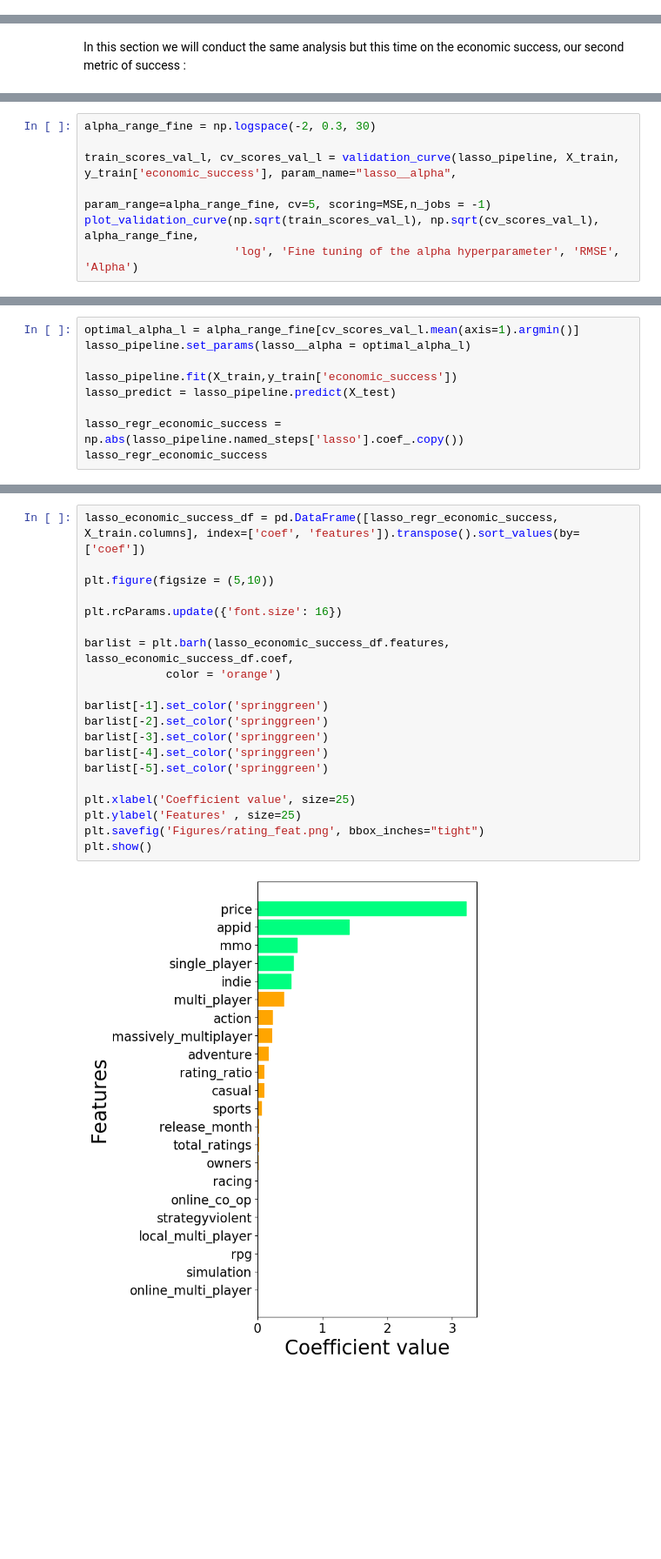
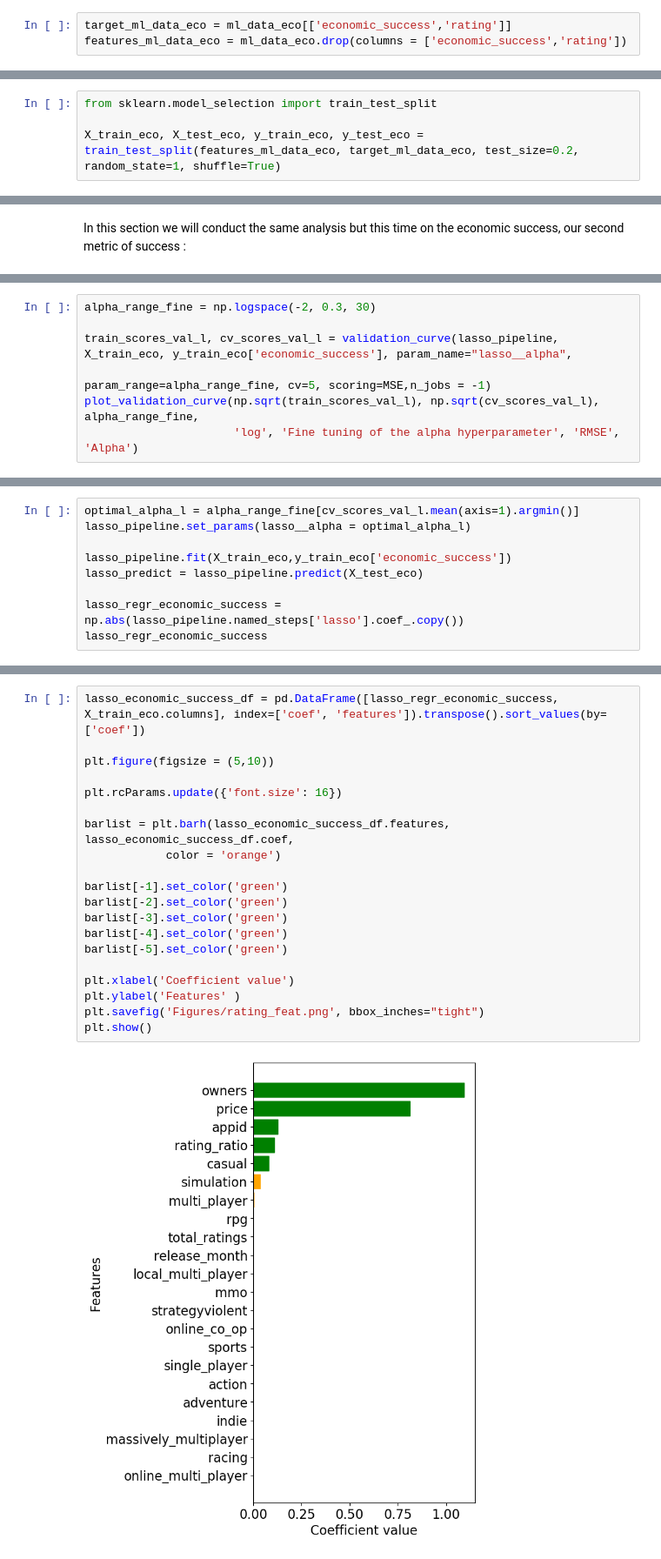
Before and after one commit to mikehdr/ntds_2019_team21, a Jupyter notebook: 4-exploration.ipynb, the cells around one changed output, grey strips where cells are left out. Shown: that part at 87% size. Saved outputs shown, nothing was run; the diff lists cells and outputs as text; blank space fills up the shorter version.

```diff
--- a/4-exploration.ipynb
+++ b/4-exploration.ipynb
@@ -369,12 +391,19 @@ num_ml_data = ml_data[ml_data.select_dtypes(include = ['int32','int64','float64'
 # %%
 target_ml_data = ml_data[['economic_success','rating']]
 features_ml_data = ml_data.drop(columns = ['economic_success','rating'])
+# %%
+target_ml_data_eco = ml_data_eco[['economic_success','rating']]
+features_ml_data_eco = ml_data_eco.drop(columns = ['economic_success','rating'])
 # %% [markdown]
 We split the dataset
 # %%
 from sklearn.model_selection import train_test_split
 
 X_train, X_test, y_train, y_test = train_test_split(features_ml_data, target_ml_data, test_size=0.2, random_state=1, shuffle=True)
+# %%
+from sklearn.model_selection import train_test_split
+
+X_train_eco, X_test_eco, y_train_eco, y_test_eco = train_test_split(features_ml_data_eco, target_ml_data_eco, test_size=0.2, random_state=1, shuffle=True)
 # %%
 def plot_validation_curve(train_scores,cv_scores,x_data,scale='lin',title='',y_label='',x_label=''):
 
@@ -508,7 +540,7 @@ plot_validation_curve(np.sqrt(train_scores_val_l),np.sqrt(cv_scores_val_l), alph
 # %%
 alpha_range_fine = np.logspace(-2, 0.3, 30)
 
-train_scores_val_l, cv_scores_val_l = validation_curve(lasso_pipeline, X_train, y_train['economic_success'], param_name="lasso__alpha",
+train_scores_val_l, cv_scores_val_l = validation_curve(lasso_pipeline, X_train_eco, y_train_eco['economic_success'], param_name="lasso__alpha",
                                                        param_range=alpha_range_fine, cv=5, scoring=MSE,n_jobs = -1)
 plot_validation_curve(np.sqrt(train_scores_val_l), np.sqrt(cv_scores_val_l), alpha_range_fine,
                       'log', 'Fine tuning of the alpha hyperparameter', 'RMSE', 'Alpha')
@@ -518,8 +550,8 @@ plot_validation_curve(np.sqrt(train_scores_val_l), np.sqrt(cv_scores_val_l), alp
 optimal_alpha_l = alpha_range_fine[cv_scores_val_l.mean(axis=1).argmin()]
 lasso_pipeline.set_params(lasso__alpha = optimal_alpha_l)
 
-lasso_pipeline.fit(X_train,y_train['economic_success'])
-lasso_predict = lasso_pipeline.predict(X_test)
+lasso_pipeline.fit(X_train_eco,y_train_eco['economic_success'])
+lasso_predict = lasso_pipeline.predict(X_test_eco)
 
 lasso_regr_economic_success = np.abs(lasso_pipeline.named_steps['lasso'].coef_.copy())
 lasso_regr_economic_success
@@ -547,22 +579,22 @@ plt.show()
 # %%
-lasso_economic_success_df = pd.DataFrame([lasso_regr_economic_success, X_train.columns], index=['coef', 'features']).transpose().sort_values(by=['coef'])
+lasso_economic_success_df = pd.DataFrame([lasso_regr_economic_success, X_train_eco.columns], index=['coef', 'features']).transpose().sort_values(by=['coef'])
 
 plt.figure(figsize = (5,10))
 
 plt.rcParams.update({'font.size': 16})
 
 barlist = plt.barh(lasso_economic_success_df.features, lasso_economic_success_df.coef,
             color = 'orange')
 
-barlist[-1].set_color('springgreen')
-barlist[-2].set_color('springgreen')
-barlist[-3].set_color('springgreen')
-barlist[-4].set_color('springgreen')
-barlist[-5].set_color('springgreen')
+barlist[-1].set_color('green')
+barlist[-2].set_color('green')
+barlist[-3].set_color('green')
+barlist[-4].set_color('green')
+barlist[-5].set_color('green')
 
-plt.xlabel('Coefficient value', size=25)
-plt.ylabel('Features' , size=25)
+plt.xlabel('Coefficient value')
+plt.ylabel('Features' )
 plt.savefig('Figures/rating_feat.png', bbox_inches="tight")
 plt.show()
 # %% [output]
-[figure, old version]
+[figure, new version]
```
Also changed, not shown: parts of 15 cells of this notebook.
